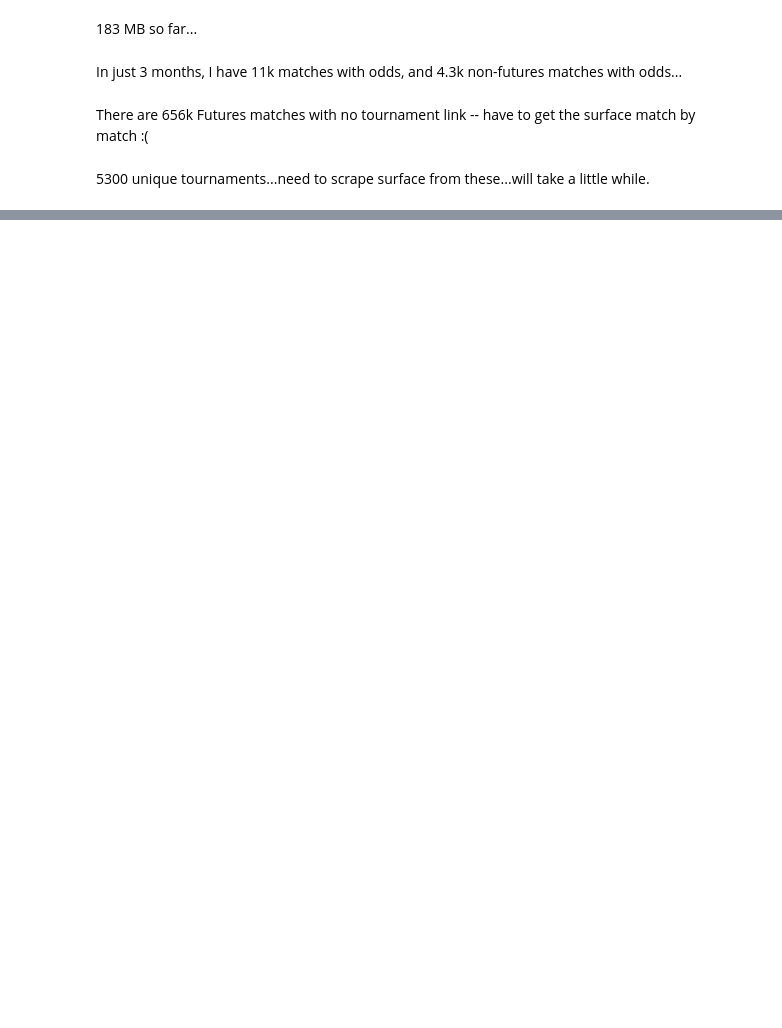
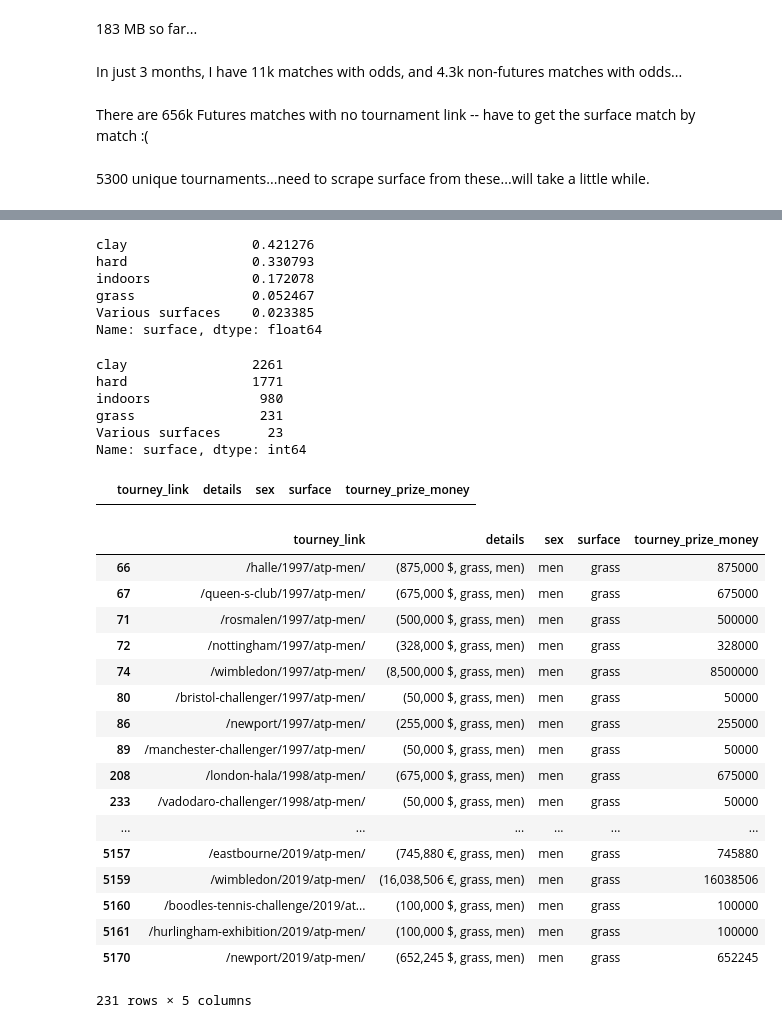
Before and after one commit to siddjagadish/tennis_new, a Jupyter notebook: tennis_new/notebooks/tennis_explorer_scraping/scrape_tennis_explorer.ipynb, the cells around one changed output, grey strips where cells are left out. Drawn from its saved outputs; the diff is of its cells as text; code cells hidden in the pictures; blank space fills up the shorter version.

Commit message:
Now can create TennisExplorer joined file and update it

```diff
--- a/tennis_new/notebooks/tennis_explorer_scraping/scrape_tennis_explorer.ipynb
+++ b/tennis_new/notebooks/tennis_explorer_scraping/scrape_tennis_explorer.ipynb
@@ -539,0 +554,9 @@ k
+# %%
+import pandas as pd
+from tennis_new.fetch.tennis_explorer.defs import DATA_PATH
+from pathlib import Path
+
+tourneys = pd.read_csv(
+    Path.joinpath(DATA_PATH, 'tourney_summary.csv'),
+    names=['tourney_link', 'details']
+)
@@ -539,0 +574,13 @@ k
+# %%
+def parse_details(d):
+    l = d.strip('\(\)').split(',')
+    [surface, sex] = map(lambda x: x.strip(), l[-2:])
+    prize_money = int(''.join(l[:-2]).strip('€$').strip())  # Note we don't treat different currencies differently
+    return {
+        'tourney_prize_money': prize_money,
+        'surface': surface,
+        'sex': sex
+    }
+
+details_df = pd.DataFrame(tourneys['details'].map(parse_details).tolist())
+final_df = pd.concat([tourneys, details_df], axis=1)
@@ -539,0 +591,43 @@ k
+# %%
+jd['surface'].value_counts(normalize=True)
+# %% [output]
+clay                0.421276
+hard                0.330793
+indoors             0.172078
+grass               0.052467
+Various surfaces    0.023385
+Name: surface, dtype: float64
+# %%
+final_df['surface'].value_counts()
+# %% [output]
+clay                2261
+hard                1771
+indoors              980
+grass                231
+Various surfaces      23
+Name: surface, dtype: int64
+# %%
+final_df[final_df['surface'].map(lambda x: 'punta' in x)]
+# %% [output]
+|  | tourney_link | details | sex | surface | tourney_prize_money |
+# %%
+final_df[final_df['surface'] == 'grass']
+# %% [output]
+|  | tourney_link | details | sex | surface | tourney_prize_money |
+| 66 | /halle/1997/atp-men/ | (875,000 $, grass, men) | men | grass | 875000 |
+| 67 | /queen-s-club/1997/atp-men/ | (675,000 $, grass, men) | men | grass | 675000 |
+| 71 | /rosmalen/1997/atp-men/ | (500,000 $, grass, men) | men | grass | 500000 |
+| 72 | /nottingham/1997/atp-men/ | (328,000 $, grass, men) | men | grass | 328000 |
+| 74 | /wimbledon/1997/atp-men/ | (8,500,000 $, grass, men) | men | grass | 8500000 |
+| 80 | /bristol-challenger/1997/atp-men/ | (50,000 $, grass, men) | men | grass | 50000 |
+| 86 | /newport/1997/atp-men/ | (255,000 $, grass, men) | men | grass | 255000 |
+| 89 | /manchester-challenger/1997/atp-men/ | (50,000 $, grass, men) | men | grass | 50000 |
+| 208 | /london-hala/1998/atp-men/ | (675,000 $, grass, men) | men | grass | 675000 |
+| 233 | /vadodaro-challenger/1998/atp-men/ | (50,000 $, grass, men) | men | grass | 50000 |
+| ... | ... | ... | ... | ... | ... |
+| 5157 | /eastbourne/2019/atp-men/ | (745,880 €, grass, men) | men | grass | 745880 |
+| 5159 | /wimbledon/2019/atp-men/ | (16,038,506 €, grass, men) | men | grass | 16038506 |
+| 5160 | /boodles-tennis-challenge/2019/at... | (100,000 $, grass, men) | men | grass | 100000 |
+| 5161 | /hurlingham-exhibition/2019/atp-men/ | (100,000 $, grass, men) | men | grass | 100000 |
+| 5170 | /newport/2019/atp-men/ | (652,245 $, grass, men) | men | grass | 652245 |
+231 rows × 5 columns
```
Also changed, not shown: parts of 10 cells of this notebook, 5 other files.
